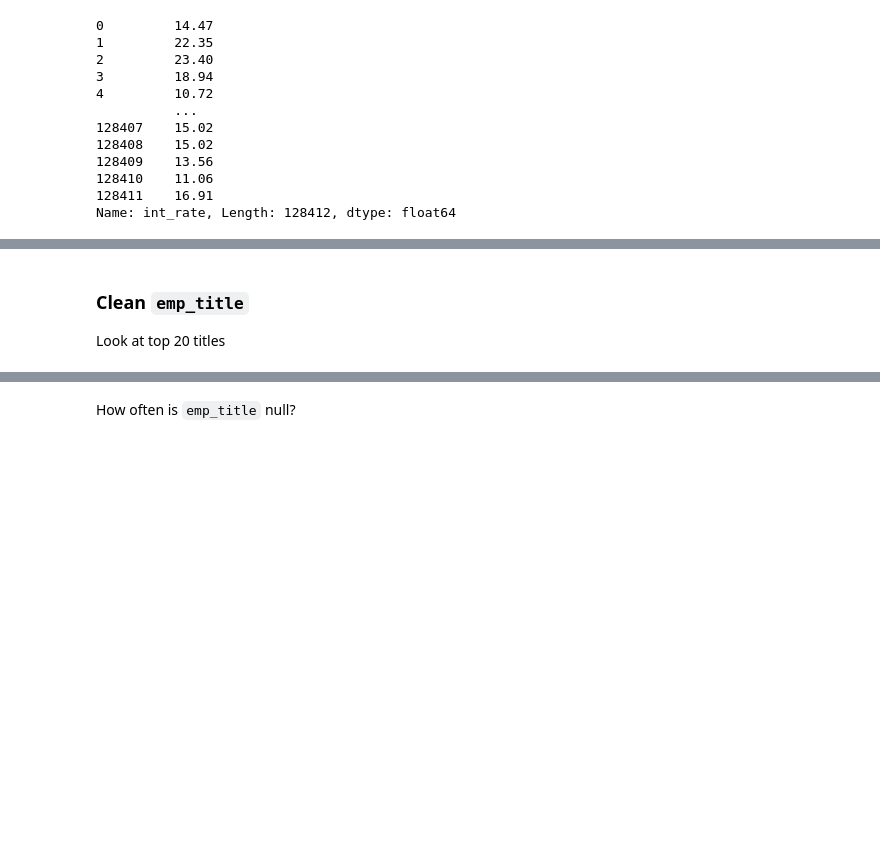
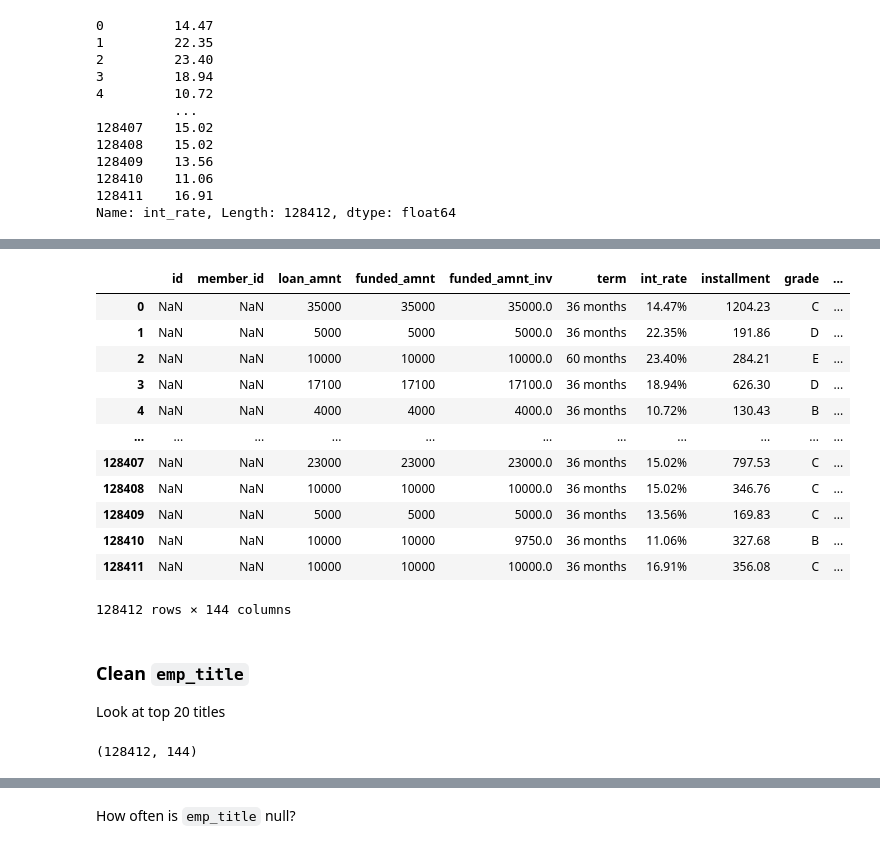
Before and after one commit to daniela500/DS-Unit-1-Sprint-1-Data-Wrangling-and-Storytelling, a Jupyter notebook: module2-make-features/LS_DS_112_Make_Features.ipynb, the cells around one changed output, grey strips where cells are left out. Drawn from its saved outputs; the diff is of its cells as text; code cells hidden in the pictures; blank space fills up the shorter version.

```diff
--- a/module2-make-features/LS_DS_112_Make_Features.ipynb
+++ b/module2-make-features/LS_DS_112_Make_Features.ipynb
@@ -242,4 +260,24 @@ df1.head()
+# %%
+df
+# %% [output]
+|  | id | member_id | loan_amnt | funded_amnt | funded_amnt_inv | term | int_rate | installment | grade | ... |
+| 0 | NaN | NaN | 35000 | 35000 | 35000.0 | 36 months | 14.47% | 1204.23 | C | ... |
+| 1 | NaN | NaN | 5000 | 5000 | 5000.0 | 36 months | 22.35% | 191.86 | D | ... |
+| 2 | NaN | NaN | 10000 | 10000 | 10000.0 | 60 months | 23.40% | 284.21 | E | ... |
+| 3 | NaN | NaN | 17100 | 17100 | 17100.0 | 36 months | 18.94% | 626.30 | D | ... |
+| 4 | NaN | NaN | 4000 | 4000 | 4000.0 | 36 months | 10.72% | 130.43 | B | ... |
+| ... | ... | ... | ... | ... | ... | ... | ... | ... | ... | ... |
+| 128407 | NaN | NaN | 23000 | 23000 | 23000.0 | 36 months | 15.02% | 797.53 | C | ... |
+| 128408 | NaN | NaN | 10000 | 10000 | 10000.0 | 36 months | 15.02% | 346.76 | C | ... |
+| 128409 | NaN | NaN | 5000 | 5000 | 5000.0 | 36 months | 13.56% | 169.83 | C | ... |
+| 128410 | NaN | NaN | 10000 | 10000 | 9750.0 | 36 months | 11.06% | 327.68 | B | ... |
+| 128411 | NaN | NaN | 10000 | 10000 | 10000.0 | 36 months | 16.91% | 356.08 | C | ... |
+128412 rows × 144 columns
 # %% [markdown]
 ### Clean `emp_title`
 
 Look at top 20 titles
+# %%
+df.shape
+# %% [output]
+(128412, 144)
```
Also changed, not shown: parts of 38 cells of this notebook.
